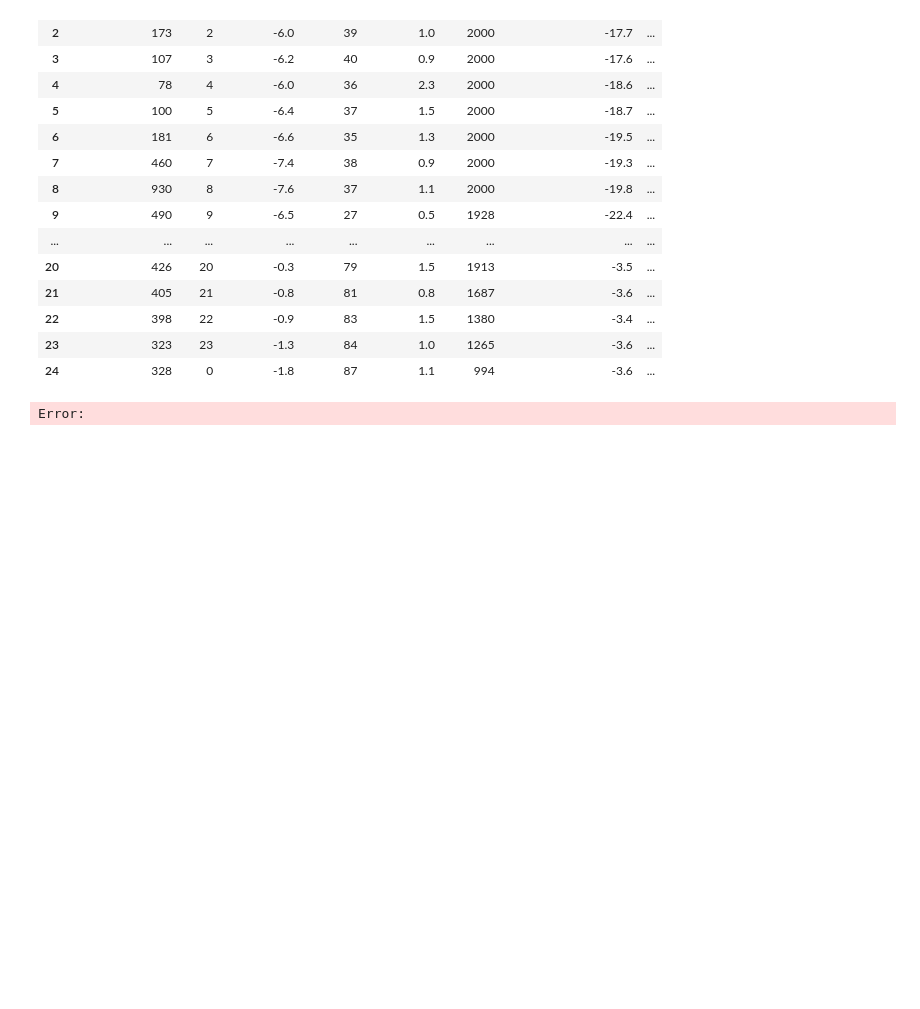
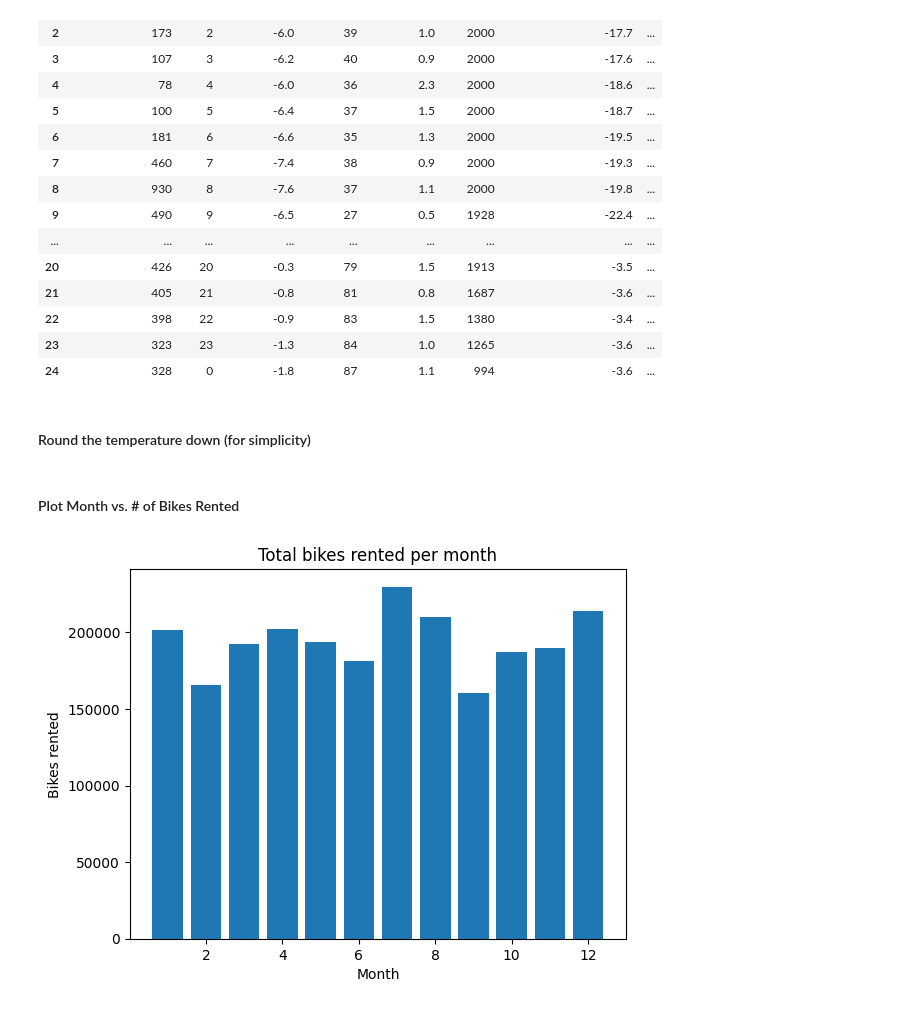
Before and after one commit to ander9991/CS-GY-6923-Machine-Learning, a Jupyter notebook: Assignment - Week 8/Steven_Granaturov_Assignment08.ipynb, the cells around one changed output. Saved outputs shown, nothing was run; the diff lists cells and outputs as text; code cells hidden in the pictures; blank space fills up the shorter version.

```diff
--- a/Assignment - Week 8/Steven_Granaturov_Assignment08.ipynb
+++ b/Assignment - Week 8/Steven_Granaturov_Assignment08.ipynb
@@ -67,15 +73,25 @@ data_format.head(25)
 | 22 | 398 | 22 | -0.9 | 83 | 1.5 | 1380 | -3.4 | ... |
 | 23 | 323 | 23 | -1.3 | 84 | 1.0 | 1265 | -3.6 | ... |
 | 24 | 328 | 0 | -1.8 | 87 | 1.1 | 994 | -3.6 | ... |
+# %% [markdown]
+#### Round the temperature down (for simplicity) ####
+# %%
+for row, index in data_format.iterrows():
+    data_format.at[row, 'Temperature'] = math.floor(data_format.at[row, 'Temperature'])
+# %% [markdown]
+#### Plot Month vs. # of Bikes Rented ####
 # %%
 monthly_sum = []
 for i in range(1,13):
     data_month = data_format[data_format["Month"] == i]
     sum = data_month["Rented Bike Count"].sum()
     monthly_sum.append(sum)
 
-plt.plot(np.arange(1, 13), monthly_sum, label = "Bikes Rented")
+plt.bar(np.arange(1, 13), monthly_sum, label = "Bikes Rented")
+plt.xlabel("Month")
+plt.ylabel("Bikes rented")
+plt.title("Total bikes rented per month")
 
 plt.show()
 # %% [output]
-Error:
+[figure, added]
```
Also changed, not shown: parts of 35 cells of this notebook.
